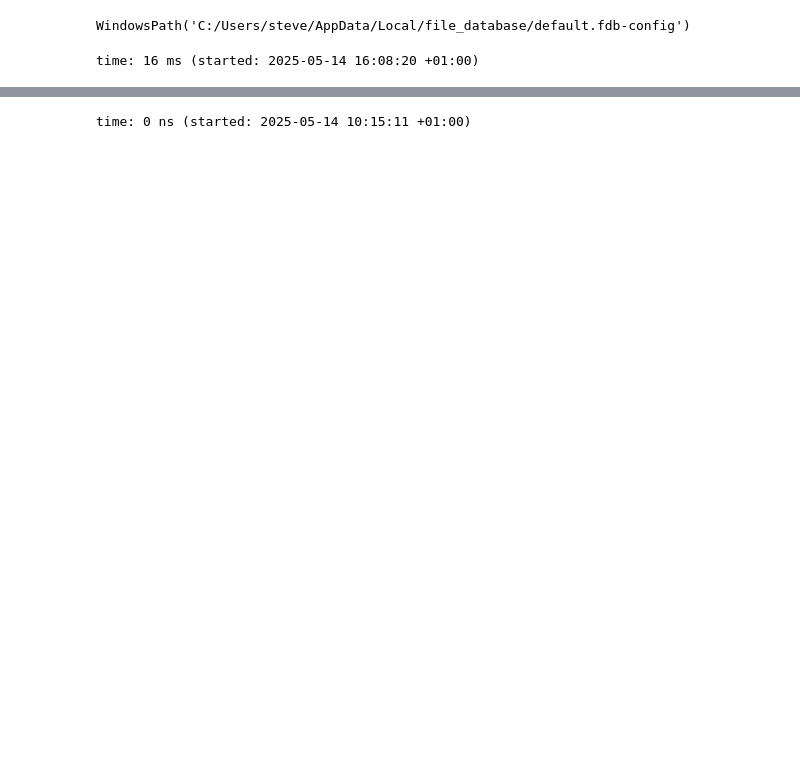
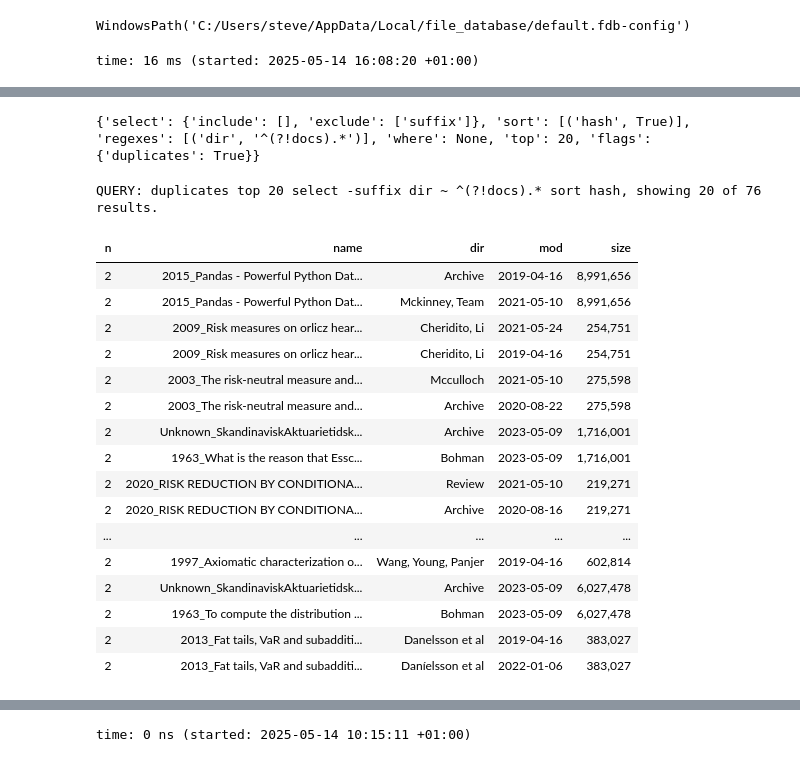
Before and after one commit to mynl/file_database_project, a Jupyter notebook: scratch.ipynb, the cells around one changed output, grey strips where cells are left out. Saved outputs shown, nothing was run; the diff lists cells and outputs as text; code cells hidden in the pictures; blank space fills up the shorter version.

```diff
--- a/scratch.ipynb
+++ b/scratch.ipynb
@@ -100,0 +168,24 @@ time: 718 ms (started: 2025-05-15 13:27:31 +01:00)
+# %%
+# query dir is not starting docs
+pm = ProjectManager('Library')
+fGT(pm.query('duplicates top 20 select -suffix dir ~ ^(?!docs).* sort hash'), caption=pm._last_query_title, tabs=[1, 30, 40, 12, 10])
+# %% [output]
+{'select': {'include': [], 'exclude': ['suffix']}, 'sort': [('hash', True)], 'regexes': [('dir', '^(?!docs).*')], 'where': None, 'top': 20, 'flags': {'duplicates': True}}
+QUERY: duplicates top 20 select -suffix dir ~ ^(?!docs).* sort hash, showing 20 of 76 results.
+| n | name | dir | mod | size |
+| 2 | 2015_Pandas - Powerful Python Dat... | Archive | 2019-04-16 | 8,991,656 |
+| 2 | 2015_Pandas - Powerful Python Dat... | Mckinney, Team | 2021-05-10 | 8,991,656 |
+| 2 | 2009_Risk measures on orlicz hear... | Cheridito, Li | 2021-05-24 | 254,751 |
+| 2 | 2009_Risk measures on orlicz hear... | Cheridito, Li | 2019-04-16 | 254,751 |
+| 2 | 2003_The risk-neutral measure and... | Mcculloch | 2021-05-10 | 275,598 |
+| 2 | 2003_The risk-neutral measure and... | Archive | 2020-08-22 | 275,598 |
+| 2 | Unknown_SkandinaviskAktuarietidsk... | Archive | 2023-05-09 | 1,716,001 |
+| 2 | 1963_What is the reason that Essc... | Bohman | 2023-05-09 | 1,716,001 |
+| 2 | 2020_RISK REDUCTION BY CONDITIONA... | Review | 2021-05-10 | 219,271 |
+| 2 | 2020_RISK REDUCTION BY CONDITIONA... | Archive | 2020-08-16 | 219,271 |
+| ... | ... | ... | ... | ... |
+| 2 | 1997_Axiomatic characterization o... | Wang, Young, Panjer | 2019-04-16 | 602,814 |
+| 2 | Unknown_SkandinaviskAktuarietidsk... | Archive | 2023-05-09 | 6,027,478 |
+| 2 | 1963_To compute the distribution ... | Bohman | 2023-05-09 | 6,027,478 |
+| 2 | 2013_Fat tails, VaR and subadditi... | Danelsson et al | 2019-04-16 | 383,027 |
+| 2 | 2013_Fat tails, VaR and subadditi... | Daníelsson et al | 2022-01-06 | 383,027 |
```
Also changed, not shown: parts of 52 cells of this notebook, 4 other files.
